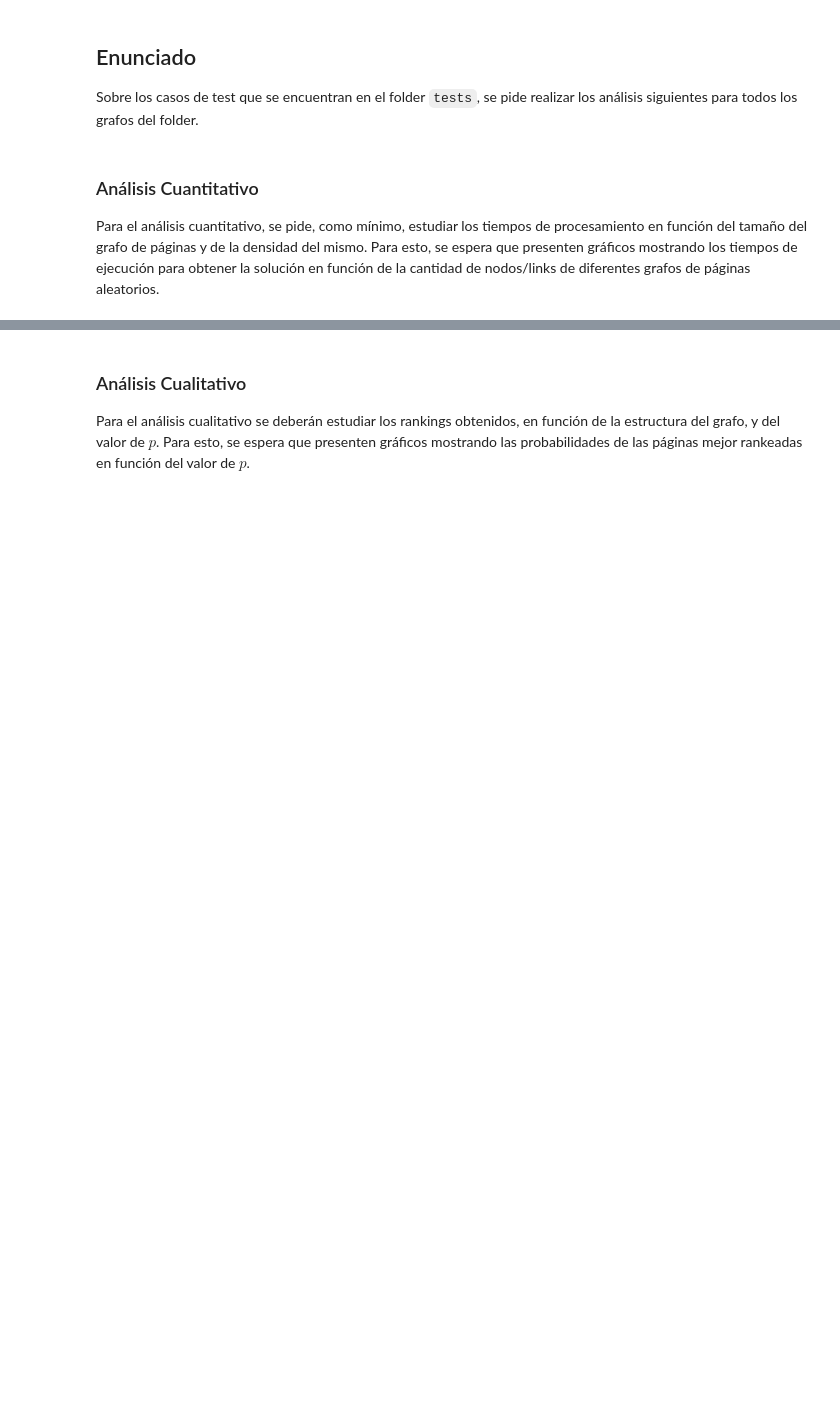
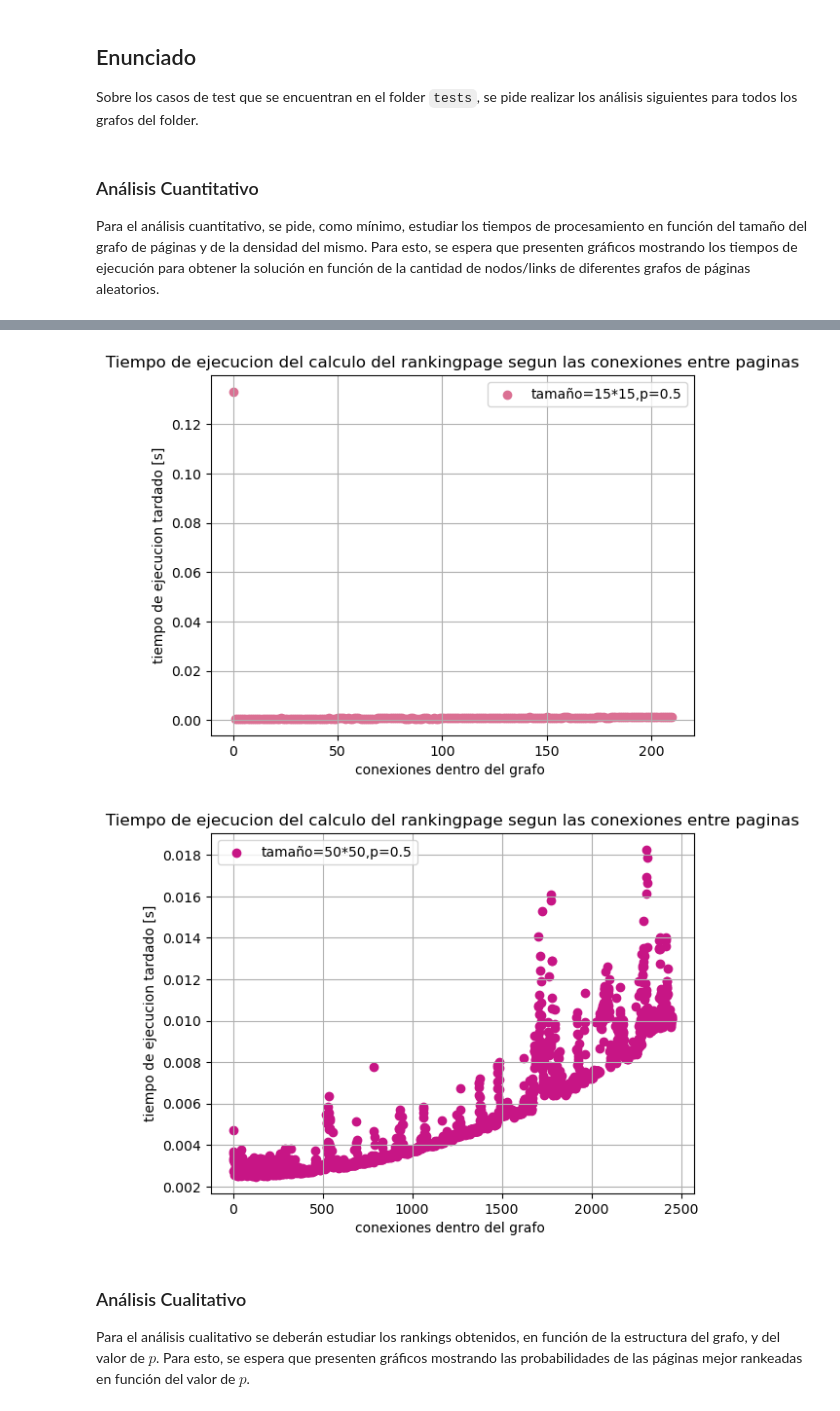
Before and after one commit to NadinaMaia/ALC_tp1, a Jupyter notebook: template-alumnos/template-alumnos/grupo_XX_TP1.ipynb, the cells around one changed output, grey strips where cells are left out. Drawn from its saved outputs; the diff is of its cells as text; code cells hidden in the pictures; blank space fills up the shorter version.

```diff
--- a/template-alumnos/template-alumnos/grupo_XX_TP1.ipynb
+++ b/template-alumnos/template-alumnos/grupo_XX_TP1.ipynb
@@ -80,3 +75,9 @@ Para el análisis cuantitativo, se pide, como mínimo, estudiar los tiempos de p
+# %%
+graf_tiemo_densidad()
+graf_tiemo_densidad2()
+# %% [output]
+[figure, added]
+[figure, added]
 # %% [markdown]
 ### Análisis Cualitativo
 
```
Also changed, not shown: parts of 2 cells of this notebook, 1 other file.
